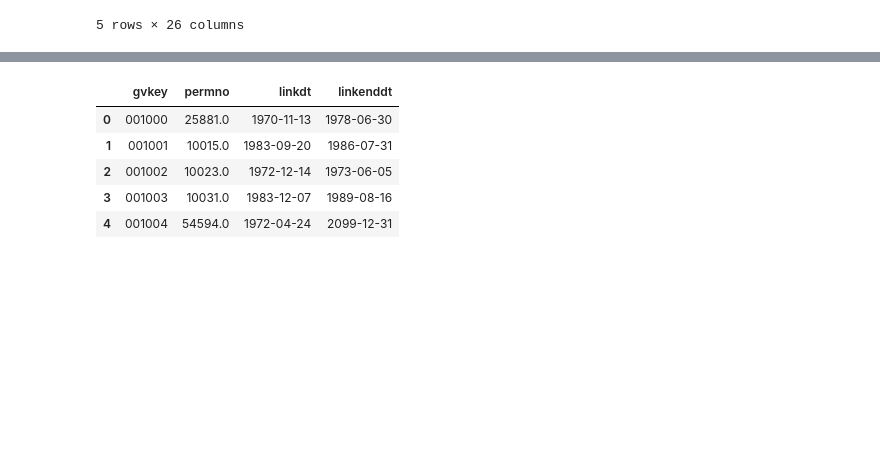
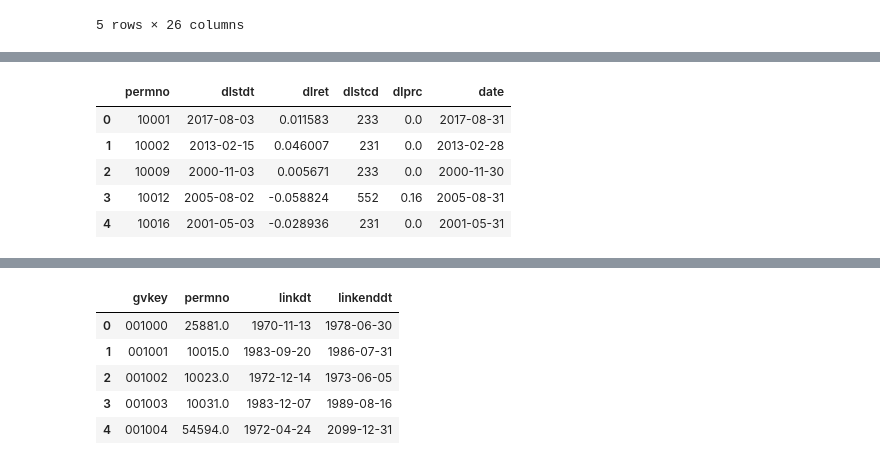
Before and after one commit to lucad-code/Value_Strategy, a Jupyter notebook: Value_Strategy.ipynb, the cells around one changed output, grey strips where cells are left out. Cells and saved outputs as stored; diff of their text form; code cells hidden in the pictures; blank space fills up the shorter version.

```diff
--- a/Value_Strategy.ipynb
+++ b/Value_Strategy.ipynb
@@ -95,0 +91,22 @@ db_crsp.head()
+# %%
+test_query = """
+    SELECT
+        permno,
+        dlstdt,
+        dlret,
+        dlstcd,
+        dlprc
+    FROM crsp.msedelist
+    WHERE dlstdt >= '2000-01-01'
+"""
+
+db_dl = db.raw_sql(test_query, date_cols=['dlstdt'])
+db_dl['date'] = db_dl['dlstdt'] + pd.offsets.MonthEnd(0)
+db_dl.head()
+# %% [output]
+|  | permno | dlstdt | dlret | dlstcd | dlprc | date |
+| 0 | 10001 | 2017-08-03 | 0.011583 | 233 | 0.0 | 2017-08-31 |
+| 1 | 10002 | 2013-02-15 | 0.046007 | 231 | 0.0 | 2013-02-28 |
+| 2 | 10009 | 2000-11-03 | 0.005671 | 233 | 0.0 | 2000-11-30 |
+| 3 | 10012 | 2005-08-02 | -0.058824 | 552 | 0.16 | 2005-08-31 |
+| 4 | 10016 | 2001-05-03 | -0.028936 | 231 | 0.0 | 2001-05-31 |
```
Also changed, not shown: parts of 15 cells of this notebook.
